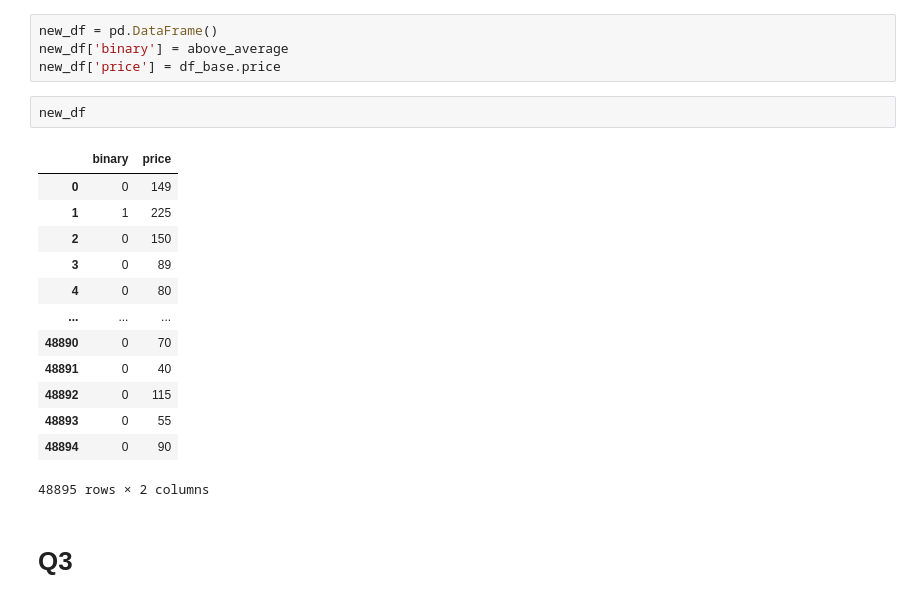
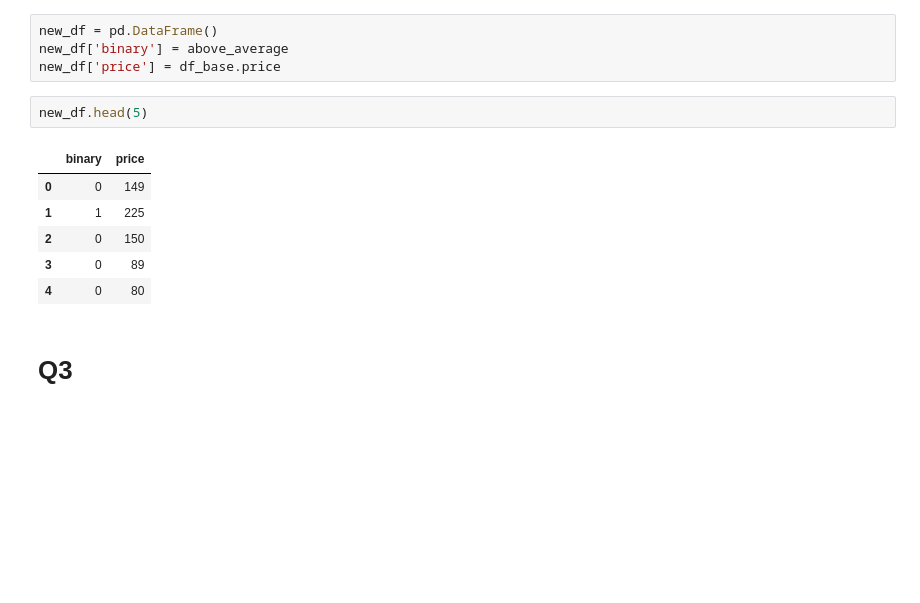
Before and after one commit to SleeplessChallenger/ML_ZoomCamp_code, a Jupyter notebook: logistic_regression_models/air_bnb_price_logreg.ipynb, the cells around one changed output. Saved outputs shown, nothing was run; the diff lists cells and outputs as text; blank space fills up the shorter version.

```diff
--- a/logistic_regression_models/air_bnb_price_logreg.ipynb
+++ b/logistic_regression_models/air_bnb_price_logreg.ipynb
@@ -176,21 +176,14 @@ new_df = pd.DataFrame()
 new_df['binary'] = above_average
 new_df['price'] = df_base.price
 # %%
-new_df
+new_df.head(5)
 # %% [output]
 |  | binary | price |
 | 0 | 0 | 149 |
 | 1 | 1 | 225 |
 | 2 | 0 | 150 |
 | 3 | 0 | 89 |
 | 4 | 0 | 80 |
-| ... | ... | ... |
-| 48890 | 0 | 70 |
-| 48891 | 0 | 40 |
-| 48892 | 0 | 115 |
-| 48893 | 0 | 55 |
-| 48894 | 0 | 90 |
-48895 rows × 2 columns
 # %% [markdown]
 # Q3
 # %%
```
Also changed, not shown: 1 other file.
